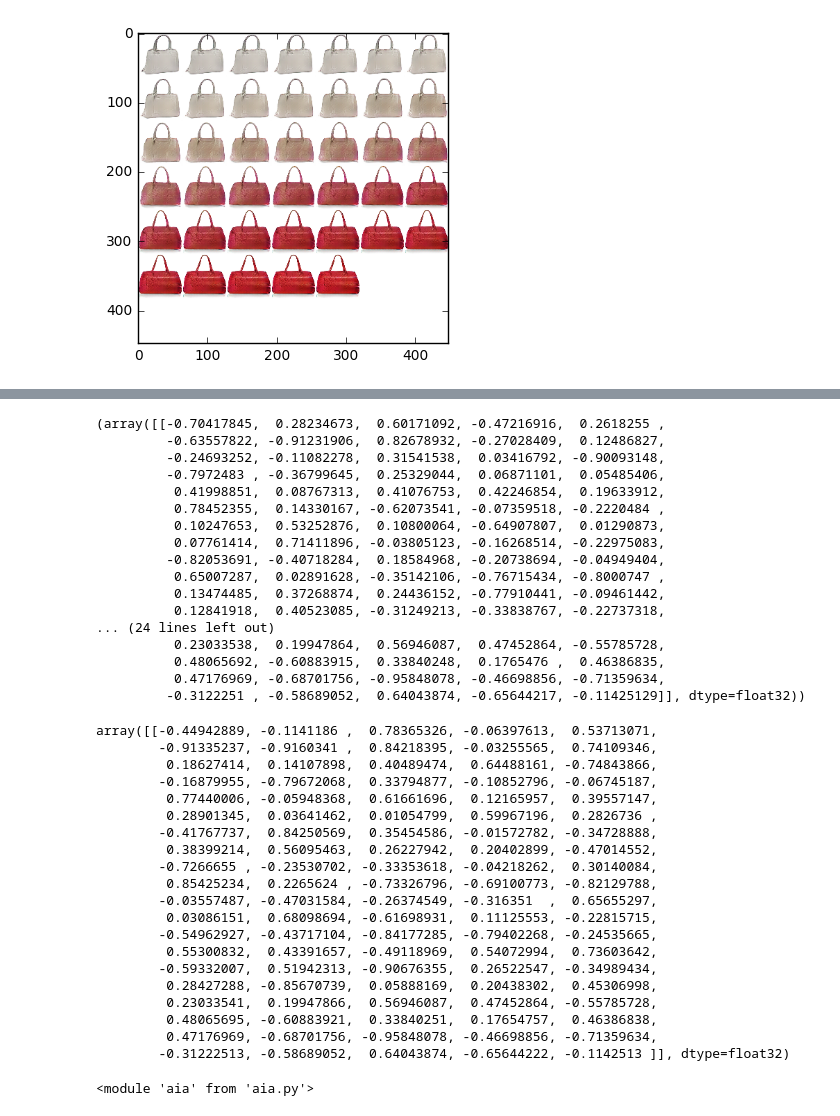
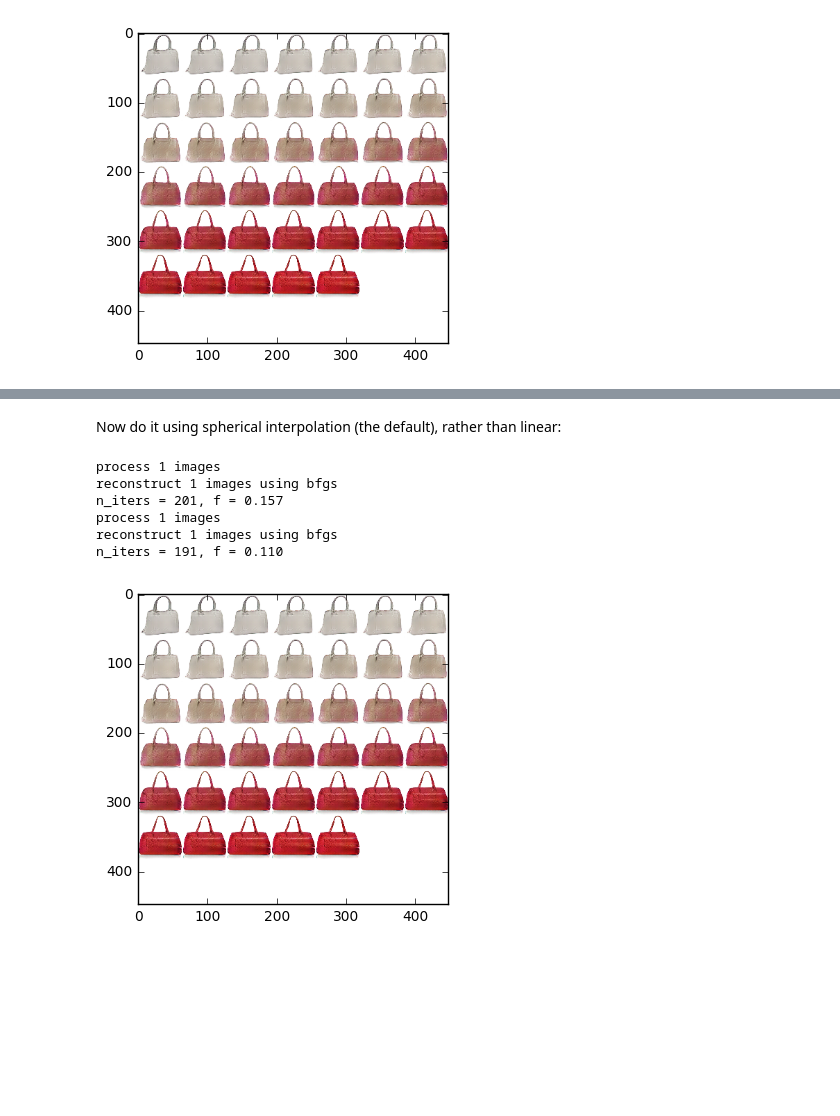
Before and after one commit to JustisK/iGAN, a Jupyter notebook: aia.ipynb, the cells around one changed output, grey strips where cells are left out. Saved outputs shown, nothing was run; the diff lists cells and outputs as text; code cells hidden in the pictures; blank space fills up the shorter version.

```diff
--- a/aia.ipynb
+++ b/aia.ipynb
@@ -102,47 +85,15 @@ z0 = z
-# %%
-z0, z1
-# %% [output]
-(array([[-0.70417845,  0.28234673,  0.60171092, -0.47216916,  0.2618255 ,
-         -0.63557822, -0.91231906,  0.82678932, -0.27028409,  0.12486827,
-         -0.24693252, -0.11082278,  0.31541538,  0.03416792, -0.90093148,
-         -0.7972483 , -0.36799645,  0.25329044,  0.06871101,  0.05485406,
-          0.41998851,  0.08767313,  0.41076753,  0.42246854,  0.19633912,
-          0.78452355,  0.14330167, -0.62073541, -0.07359518, -0.2220484 ,
-          0.10247653,  0.53252876,  0.10800064, -0.64907807,  0.01290873,
-          0.07761414,  0.71411896, -0.03805123, -0.16268514, -0.22975083,
-         -0.82053691, -0.40718284,  0.18584968, -0.20738694, -0.04949404,
-          0.65007287,  0.02891628, -0.35142106, -0.76715434, -0.8000747 ,
-          0.13474485,  0.37268874,  0.24436152, -0.77910441, -0.09461442,
-          0.12841918,  0.40523085, -0.31249213, -0.33838767, -0.22737318,
-... (24 lines left out)
-          0.23033538,  0.19947864,  0.56946087,  0.47452864, -0.55785728,
-          0.48065692, -0.60883915,  0.33840248,  0.1765476 ,  0.46386835,
-          0.47176969, -0.68701756, -0.95848078, -0.46698856, -0.71359634,
-         -0.3122251 , -0.58689052,  0.64043874, -0.65644217, -0.11425129]], dtype=float32))
-# %%
-aia.serp(z0, z1, 1)
-# %% [output]
-array([[-0.44942889, -0.1141186 ,  0.78365326, -0.06397613,  0.53713071,
-        -0.91335237, -0.9160341 ,  0.84218395, -0.03255565,  0.74109346,
-         0.18627414,  0.14107898,  0.40489474,  0.64488161, -0.74843866,
-        -0.16879955, -0.79672068,  0.33794877, -0.10852796, -0.06745187,
-         0.77440006, -0.05948368,  0.61661696,  0.12165957,  0.39557147,
-         0.28901345,  0.03641462,  0.01054799,  0.59967196,  0.2826736 ,
-        -0.41767737,  0.84250569,  0.35454586, -0.01572782, -0.34728888,
-         0.38399214,  0.56095463,  0.26227942,  0.20402899, -0.47014552,
-        -0.7266655 , -0.23530702, -0.33353618, -0.04218262,  0.30140084,
-         0.85425234,  0.2265624 , -0.73326796, -0.69100773, -0.82129788,
-        -0.03557487, -0.47031584, -0.26374549, -0.316351  ,  0.65655297,
-         0.03086151,  0.68098694, -0.61698931,  0.11125553, -0.22815715,
-        -0.54962927, -0.43717104, -0.84177285, -0.79402268, -0.24535665,
-         0.55300832,  0.43391657, -0.49118969,  0.54072994,  0.73603642,
-        -0.59332007,  0.51942313, -0.90676355,  0.26522547, -0.34989434,
-         0.28427288, -0.85670739,  0.05888169,  0.20438302,  0.45306998,
-         0.23033541,  0.19947866,  0.56946087,  0.47452864, -0.55785728,
-         0.48065695, -0.60883921,  0.33840251,  0.17654757,  0.46386838,
-         0.47176969, -0.68701756, -0.95848078, -0.46698856, -0.71359634,
-        -0.31222513, -0.58689052,  0.64043874, -0.65644222, -0.1142513 ]], dtype=float32)
-# %%
-reload(aia)
-# %% [output]
-<module 'aia' from 'aia.py'>
+# %% [markdown]
+Now do it using spherical interpolation (the default), rather than linear:
+# %%
+vis = net.interpolate(img0, img1)
+# %% [output]
+process 1 images
+reconstruct 1 images using bfgs
+n_iters = 201, f = 0.157
+process 1 images
+reconstruct 1 images using bfgs
+n_iters = 191, f = 0.110
+# %%
+aia.display_image(vis)
+# %% [output]
+[figure, added]
```
Also changed, not shown: parts of 14 cells of this notebook.
